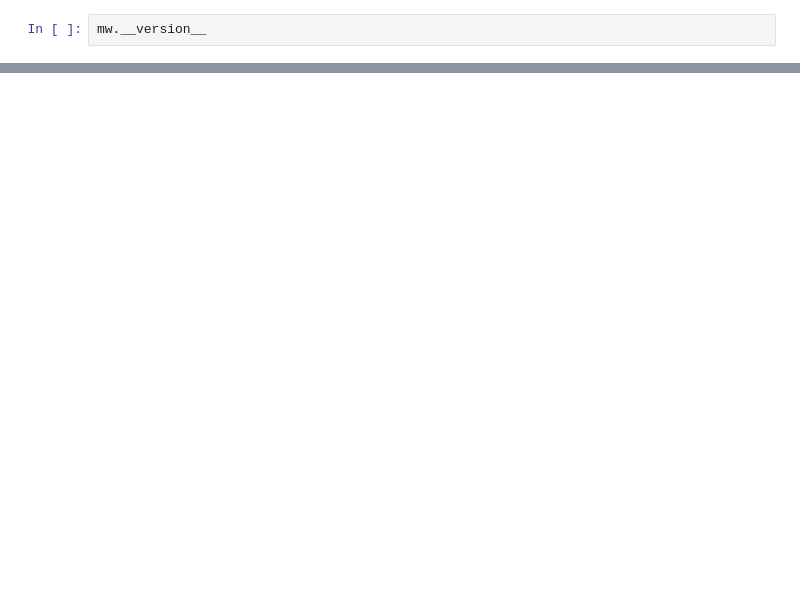
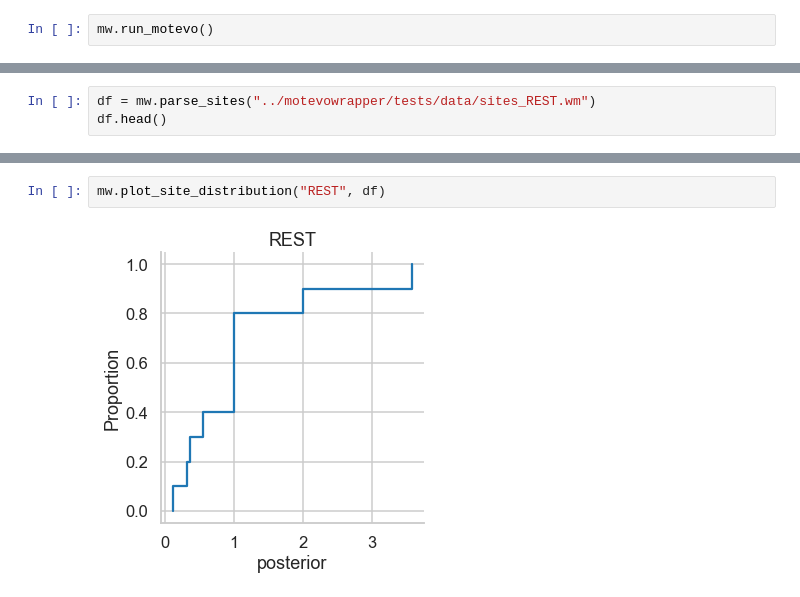
Before and after one commit to brlauuu/motevowrapper, a Jupyter notebook: doc/examples.ipynb, the cells around one changed output, grey strips where cells are left out. Drawn from its saved outputs; the diff is of its cells as text; blank space fills up the shorter version.

```diff
--- a/doc/examples.ipynb
+++ b/doc/examples.ipynb
@@ -4,2 +5,2 @@ import motevowrapper.motevowrapper as mwmw
 # %%
-mw.__version__
+mw.run_motevo()
@@ -11,0 +7,3 @@ AttributeError: module 'motevowrapper.motevowrapper' has no attribute '__version
+# %%
+df = mw.parse_sites("../motevowrapper/tests/data/sites_REST.wm")
+df.head()
@@ -11,0 +17,4 @@ AttributeError: module 'motevowrapper.motevowrapper' has no attribute '__version
+# %%
+mw.plot_site_distribution("REST", df)
+# %% [output]
+[figure, added]
```
Also changed, not shown: parts of 5 cells of this notebook, 1 other file.
